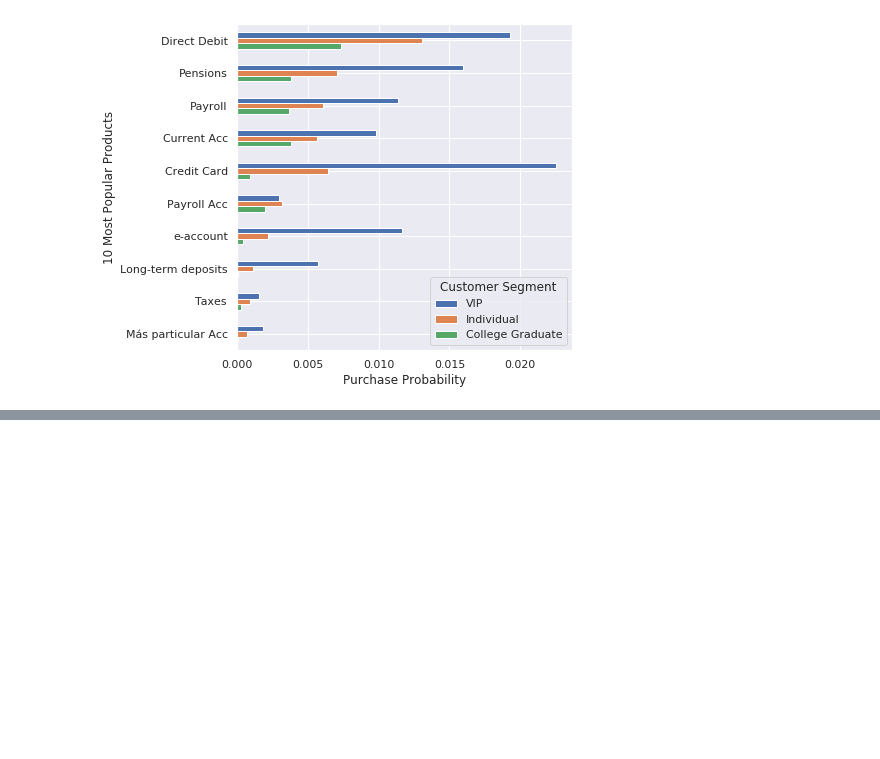
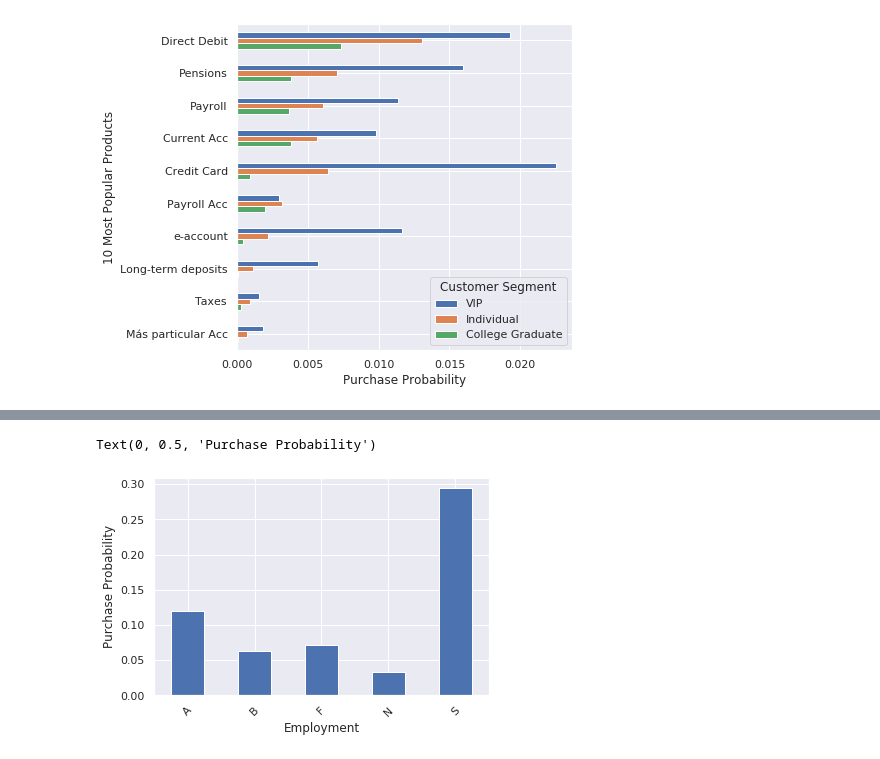
Before and after one commit to nguyentrunghai/Kaggle_projects, a Jupyter notebook: Santander_Product_Recomendation/exploratory.ipynb, the cells around one changed output, grey strips where cells are left out. Saved outputs shown, nothing was run; the diff lists cells and outputs as text; code cells hidden in the pictures; blank space fills up the shorter version.

```diff
--- a/Santander_Product_Recomendation/exploratory.ipynb
+++ b/Santander_Product_Recomendation/exploratory.ipynb
@@ -379,0 +405,10 @@ dtype: bool
+# %%
+nr_pur_month = df_train[NEW_PURCH_COLS].groupby(df_train["ind_empleado"]).apply(pur_prob_any_prod)
+
+fig, ax = plt.subplots(nrows=1, ncols=1, figsize=(6, 4))
+nr_pur_month.plot(kind="bar", rot=45, ax=ax)
+ax.set_xlabel("Employment")
+ax.set_ylabel("Purchase Probability")
+# %% [output]
+Text(0, 0.5, 'Purchase Probability')
+[figure, added]
```
Also changed, not shown: parts of 11 cells of this notebook.
